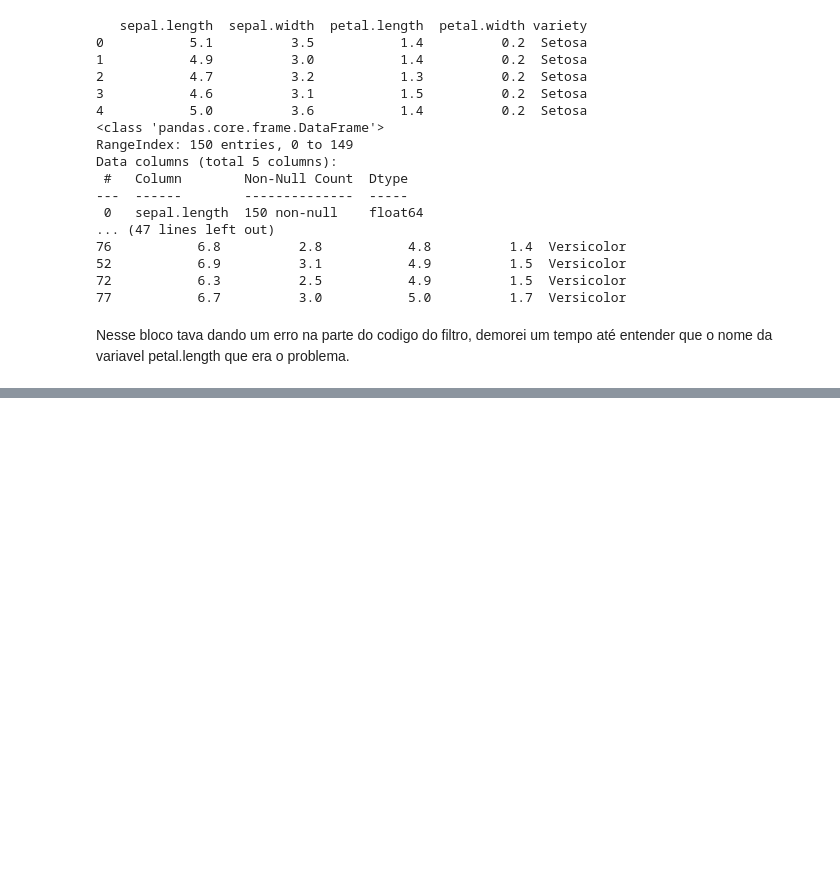
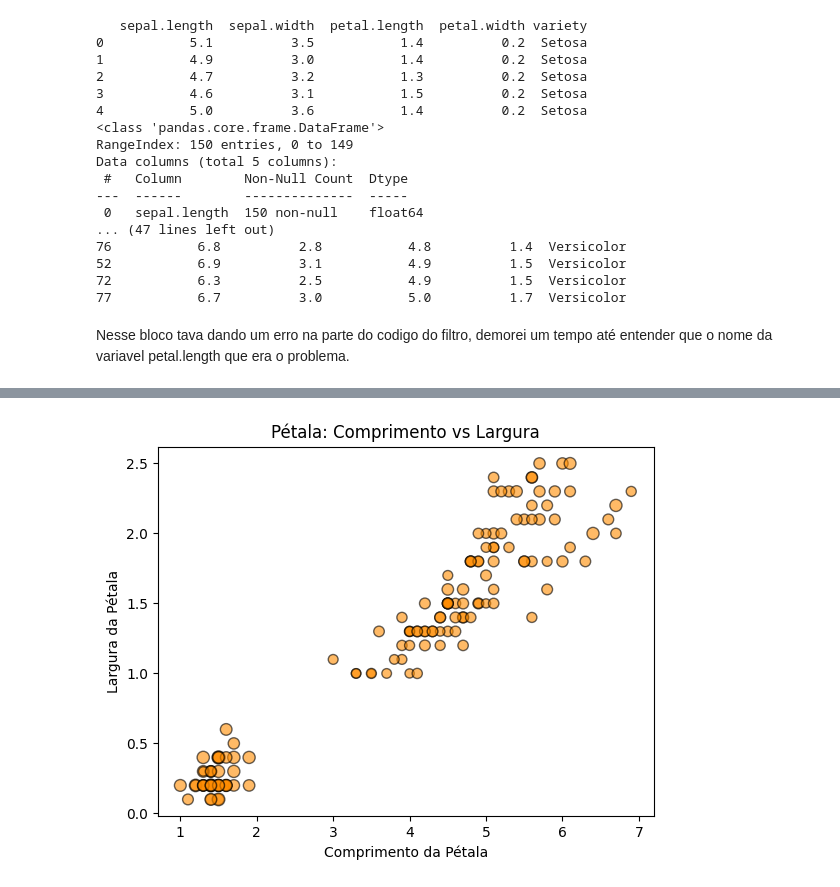
Before and after one commit to GaFlora2003/perspectiva-dados, a Jupyter notebook: Tarefa2_PCD.ipynb, the cells around one changed output, grey strips where cells are left out. Saved outputs shown, nothing was run; the diff lists cells and outputs as text; code cells hidden in the pictures; blank space fills up the shorter version.

```diff
--- a/Tarefa2_PCD.ipynb
+++ b/Tarefa2_PCD.ipynb
@@ -351,0 +370,8 @@ Nesse bloco tava dando um erro na parte do codigo do filtro, demorei um tempo at
+# %%
+plt.scatter(df['petal.length'], df['petal.width'], s=df['sepal.width'] * 20, alpha=0.6, color='darkorange', edgecolors='black')
+plt.xlabel('Comprimento da Pétala')
+plt.ylabel('Largura da Pétala')
+plt.title('Pétala: Comprimento vs Largura')
+plt.show()
+# %% [output]
+[figure, added]
```
Also changed, not shown: parts of 6 cells of this notebook.
